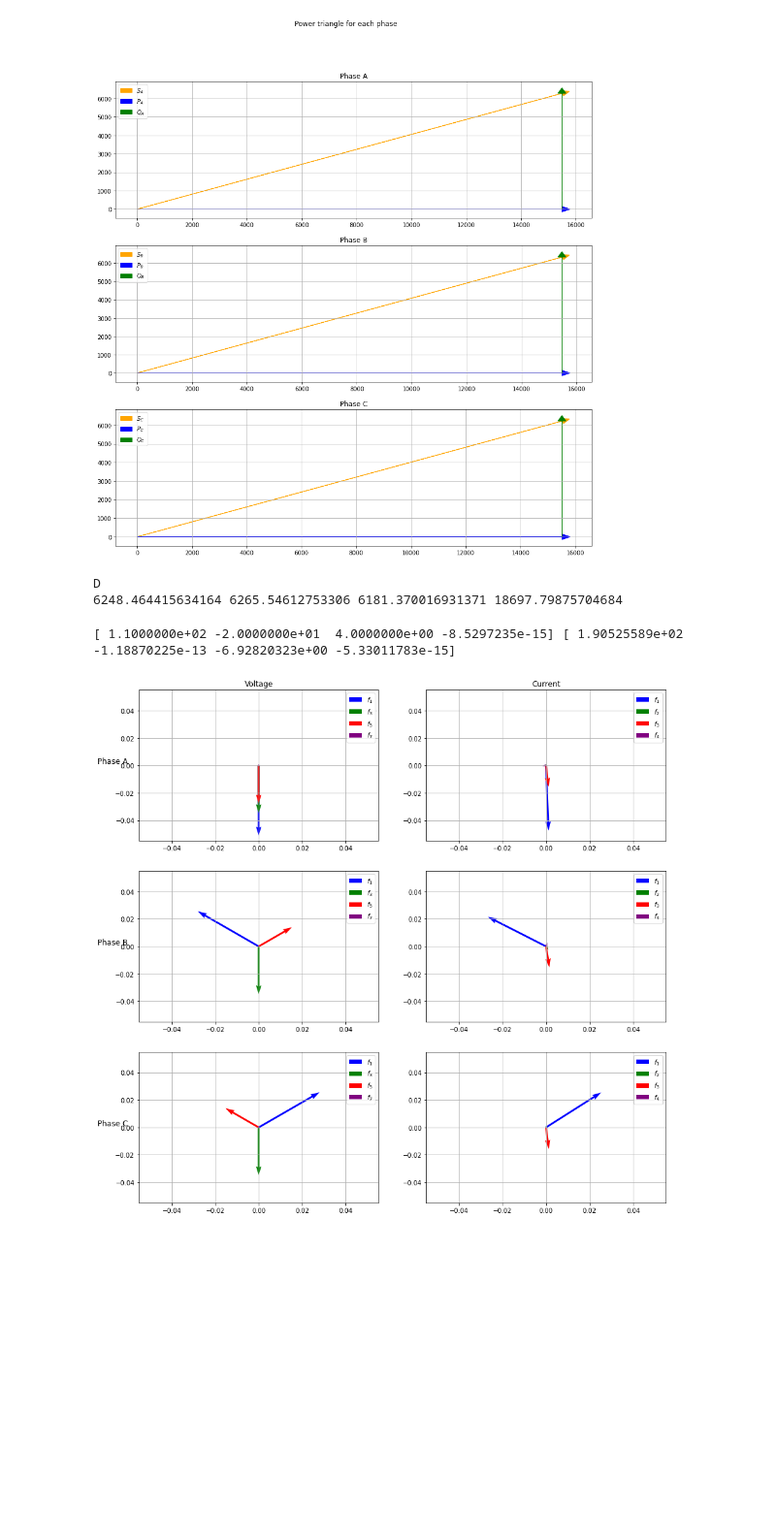
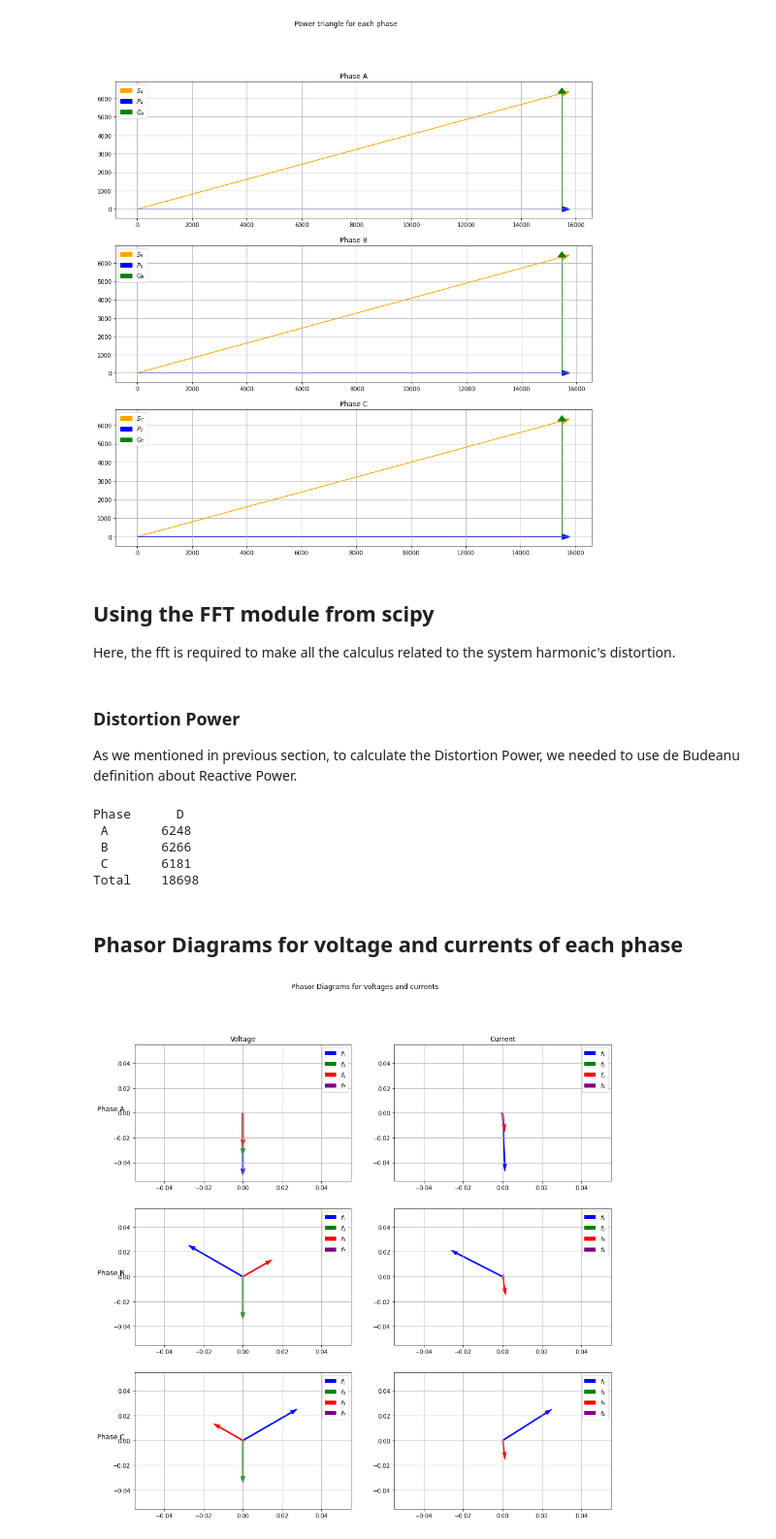
Before and after one commit to DnelZpt/line_analyzer, a Jupyter notebook: final_project.ipynb, the cells around one changed output. Shown: that part at 97% size. Cells and saved outputs as stored; diff of their text form; code cells hidden in the pictures; blank space fills up the shorter version.

```diff
--- a/final_project.ipynb
+++ b/final_project.ipynb
@@ -248,6 +291,9 @@ ax[2].legend()
 ax[2].grid()
 # %% [output]
 [figure]
+# %% [markdown]
+## Using the FFT module from scipy
+Here, the fft is required to make all the calculus related to the system harmonic's distortion.
 # %%
 # Fast Fourier Transform
 Fs = 6000  # Sample Frequency [Hz]
@@ -274,6 +320,10 @@ i2f_norm = 2 / N * np.abs(i2f[0:N // 2])
 
 i3f = fft(i3)
 i3f_norm = 2 / N * np.abs(i3f[0:N // 2])
+# %% [markdown]
+### Distortion Power
+
+As we mentioned in previous section, to calculate the Distortion Power, we needed to use de Budeanu definition about Reactive Power.
 # %%
 # Reactive Budeanu Power
 qb1 = boudReactP(v1f, i1f, N)
@@ -289,11 +339,19 @@ d3 = np.sqrt(s3 ** 2 - p3 ** 2 - qb3 ** 2)
 
 dt = np.sqrt(st ** 2 - pt ** 2 - qbt ** 2)
 
-print('D')
-print(d1, d2, d3, dt)
+print("Phase      D ")
+print(' A       {}'.format(round(d1)))
+print(' B       {}'.format(round(d2)))
+print(' C       {}'.format(round(d3)))
+print('Total    {}'.format(round(dt)))
 # %% [output]
-D
-6248.464415634164 6265.54612753306 6181.370016931371 18697.79875704684
+Phase      D
+ A       6248
+ B       6266
+ C       6181
+Total    18698
+# %% [markdown]
+## Phasor Diagrams for voltage and currents of each phase
 # %%
 # Phasor diagrams for each phase
 col_labels = ["Voltage", "Current"]
@@ -326,7 +384,7 @@ i3_cR = i3_c.real
 i3_cI = i3_c.imag
 
 fig, axs = plt.subplots(3, 2, figsize=(15, 15))
-
+fig.suptitle('Phasor Diagrams for voltages and currents')
 # Voltages
 axs[0, 0].quiver(x_pos, y_pos, v1_cR[0], v1_cI[0], scale=750, color=colors[0], label=labelv[0])
 axs[0, 0].quiver(x_pos, y_pos, v1_cR[1], v1_cI[1], scale=100, color=colors[1], label=labelv[1])
@@ -350,34 +408,31 @@ axs[2, 0].legend()
 axs[2, 0].grid()
 
 # Currents
 axs[0, 1].quiver(x_pos, y_pos, i1_cR[0], i1_cI[0], scale=500, color=colors[0], label=labeli[0])
 axs[0, 1].quiver(x_pos, y_pos, i1_cR[1], i1_cI[1], scale=500, color=colors[1], label=labeli[1])
 axs[0, 1].quiver(x_pos, y_pos, i1_cR[2], i1_cI[2], scale=500, color=colors[2], label=labeli[2])
 axs[0, 1].quiver(x_pos, y_pos, i1_cR[3], i1_cI[3], scale=500, color=colors[3], label=labeli[3])
 axs[0, 1].legend()
 axs[0, 1].grid()
 
 axs[1, 1].quiver(x_pos, y_pos, i2_cR[0], i2_cI[0], scale=500, color=colors[0], label=labeli[0])
 axs[1, 1].quiver(x_pos, y_pos, i2_cR[1], i2_cI[1], scale=500, color=colors[1], label=labeli[1])
 axs[1, 1].quiver(x_pos, y_pos, i2_cR[2], i2_cI[2], scale=500, color=colors[2], label=labeli[2])
 axs[1, 1].quiver(x_pos, y_pos, i2_cR[3], i2_cI[3], scale=500, color=colors[3], label=labeli[3])
 axs[1, 1].legend()
 axs[1, 1].grid()
 
 axs[2, 1].quiver(x_pos, y_pos, i3_cR[0], i3_cI[0], scale=500, color=colors[0], label=labeli[0])
 axs[2, 1].quiver(x_pos, y_pos, i3_cR[1], i3_cI[1], scale=500, color=colors[1], label=labeli[1])
 axs[2, 1].quiver(x_pos, y_pos, i3_cR[2], i3_cI[2], scale=500, color=colors[2], label=labeli[2])
 axs[2, 1].quiver(x_pos, y_pos, i3_cR[3], i3_cI[3], scale=500, color=colors[3], label=labeli[3])
 axs[2, 1].legend()
 axs[2, 1].grid()
 
 for ax, col in zip(axs[0], col_labels):
     ax.set_title(col)
 
 for ax, row in zip(axs[:, 0], row_labels):
     ax.set_ylabel(row, rotation=0, size='large')
-
-print(v3_cI, v3_cR)
 # %% [output]
-[ 1.1000000e+02 -2.0000000e+01  4.0000000e+00 -8.5297235e-15] [ 1.90525589e+02 -1.18870225e-13 -6.92820323e+00 -5.33011783e-15]
-[figure, old version]
+[figure, new version]
```
Also changed, not shown: parts of 13 cells of this notebook.
